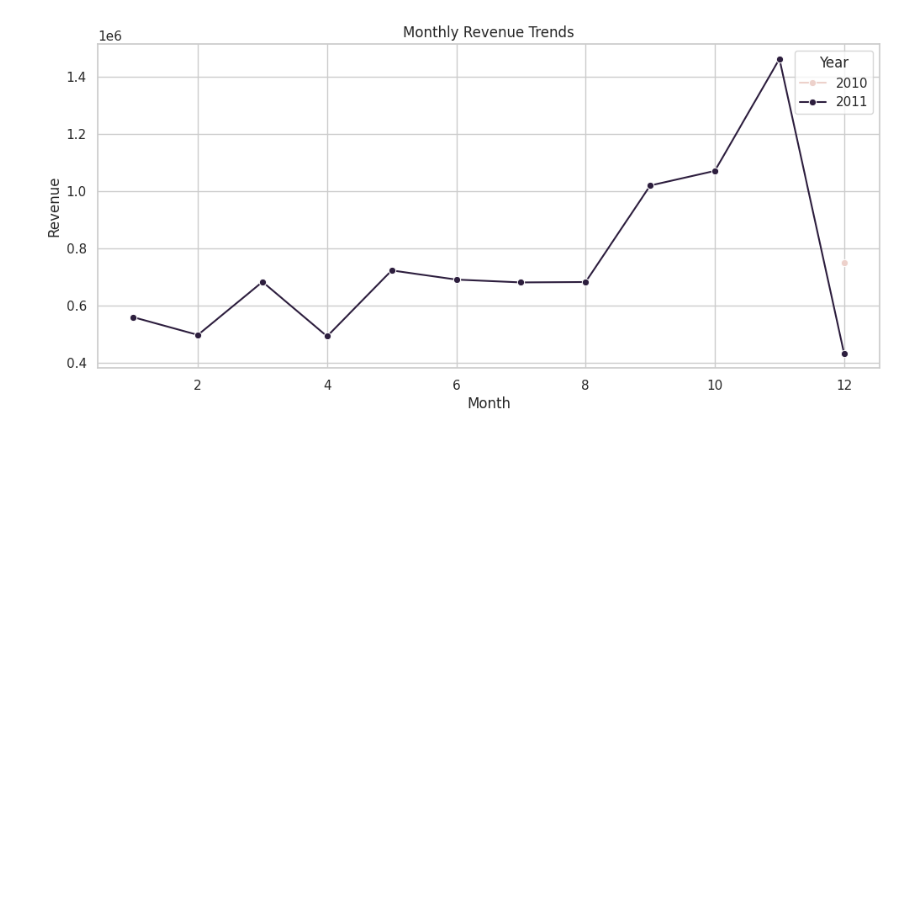
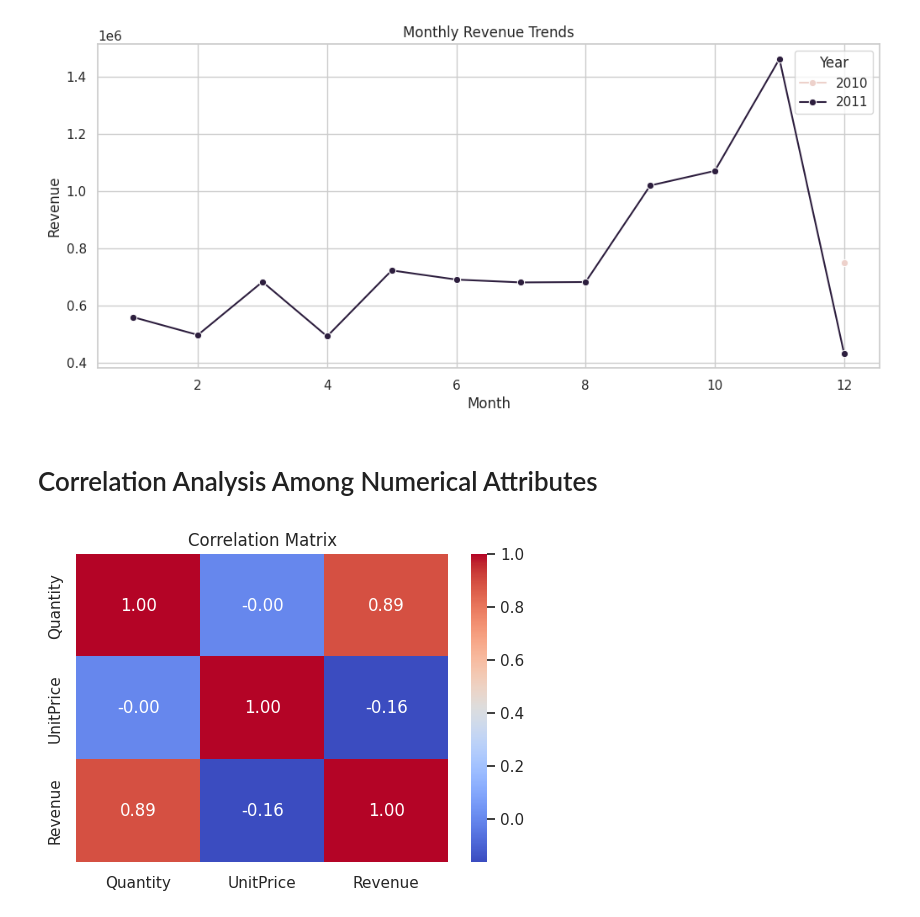
Before and after one commit to j2damax/principles-of-ds-cw02, a Jupyter notebook: nipunaluthge/Principles_of_DS_Group_Assignment_Nip.ipynb, the cells around one changed output. Cells and saved outputs as stored; diff of their text form; code cells hidden in the pictures; blank space fills up the shorter version.

Commit message:
correlation analysis and return high value transaction analysis added

```diff
--- a/nipunaluthge/Principles_of_DS_Group_Assignment_Nip.ipynb
+++ b/nipunaluthge/Principles_of_DS_Group_Assignment_Nip.ipynb
@@ -262,3 +262,16 @@ plt.ylabel('Revenue')
 plt.show()
 # %% [output]
 [figure]
+# %% [markdown]
+# Correlation Analysis Among Numerical Attributes
+# %%
+# Select numerical columns for correlation analysis
+numeric_cols = ['Quantity', 'UnitPrice', 'Revenue']
+corr_matrix = df[numeric_cols].corr()
+
+plt.figure(figsize=(6, 4))
+sns.heatmap(corr_matrix, annot=True, cmap='coolwarm', fmt=".2f")
+plt.title('Correlation Matrix')
+plt.show()
+# %% [output]
+[figure, added]
```
Also changed, not shown: parts of 4 cells of this notebook.
